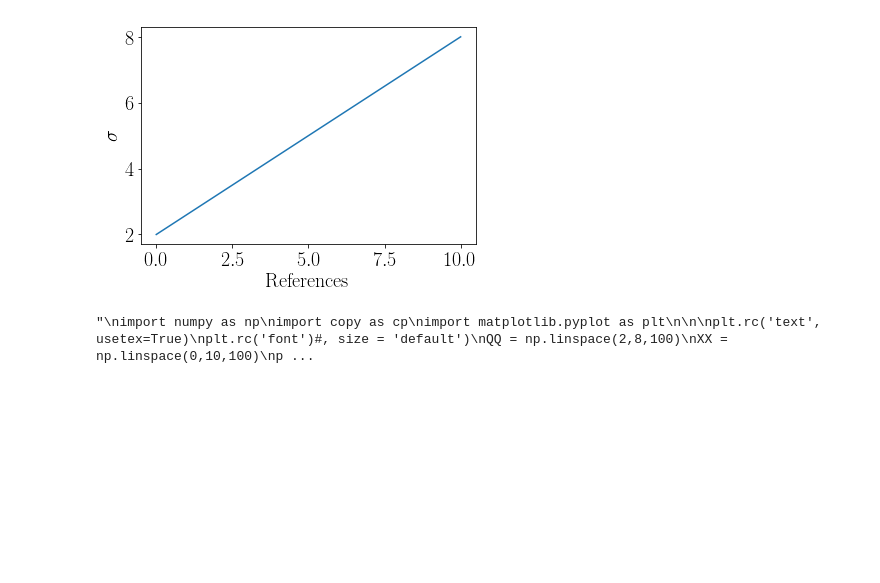
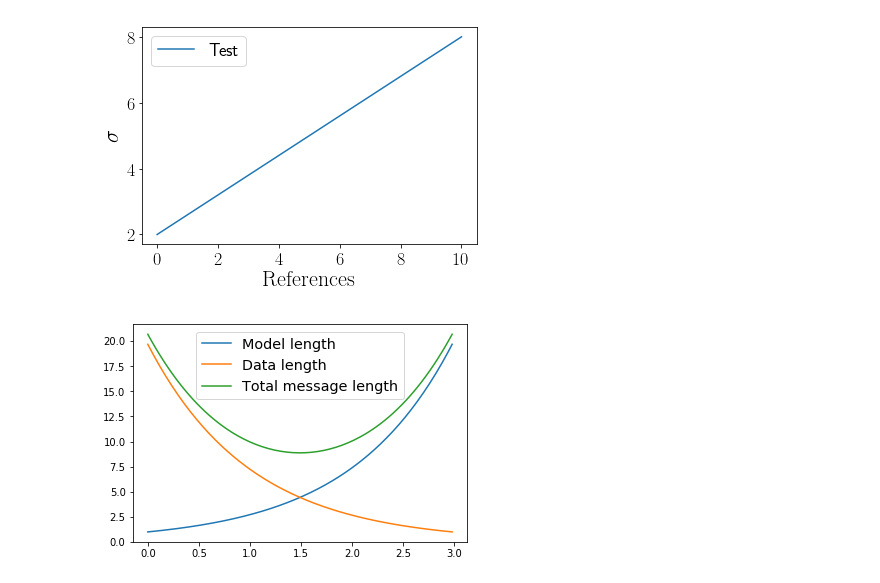
Before and after one commit to VHeusinkveld/Argon_Atom_Simulation-CP1, a Jupyter notebook: main_file.ipynb, the cells around one changed output. Cells and saved outputs as stored; diff of their text form; code cells hidden in the pictures; blank space fills up the shorter version.

```diff
--- a/main_file.ipynb
+++ b/main_file.ipynb
@@ -111,42 +100,45 @@ HTML(anim.to_html5_video())
 # %%
 import numpy as np
 import copy as cp
 import matplotlib.pyplot as plt
 
 
 plt.rc('text', usetex=True)
-plt.rc('font', size = 20)
+plt.rc('font', size = 18)
 QQ = np.linspace(2,8,100)
 XX = np.linspace(0,10,100)
 plt.plot(XX,QQ)
-plt.xlabel('$\mathrm{References}$')
-plt.ylabel('$\sigma$')
+plt.xlabel('$\mathrm{References}$',fontsize=22)
+plt.ylabel('$\sigma$',fontsize=22)
+plt.legend(['Test'])
 plt.show()
 # %% [output]
-[figure, old version]
+[figure, new version]
-# %%
-'''
-import numpy as np
-import copy as cp
-import matplotlib.pyplot as plt
-
-
-plt.rc('text', usetex=True)
-plt.rc('font')#, size = 'default')
-QQ = np.linspace(2,8,100)
-XX = np.linspace(0,10,100)
-plt.plot(XX,QQ)
-QQ2 = np.linspace(5,8,100)
-XX2 = np.linspace(0,10,100)
-plt.plot(XX2,QQ2)
-QQ3 = np.linspace(8,2,100)
-XX3 = np.linspace(0,10,100)
-plt.plot(XX3,QQ3
-plt.legend(['$\mathrm{Potential energy}$','$\mathrm{Kinetic energy}$','$\mathrm{Total energy}$']
-
-plt.xlabel('$\mathrm{References}$')
-plt.ylabel('$\sigma$')
-plt.show()
-'''
-# %% [output]
-"\nimport numpy as np\nimport copy as cp\nimport matplotlib.pyplot as plt\n\n\nplt.rc('text', usetex=True)\nplt.rc('font')#, size = 'default')\nQQ = np.linspace(2,8,100)\nXX = np.linspace(0,10,100)\np ...
+# %%
+#'''
+import numpy as np
+import copy as cp
+import matplotlib.pyplot as plt
+
+#plt.rc('font', family='sans-serif')
+#plt.rc('text', usetex=True)
+#plt.rc('font', size = 18)
+
+a = b = np.arange(0, 3, .02)
+c = np.exp(a)
+d = c[::-1]
+
+# Create plots with pre-defined labels.
+fig, ax = plt.subplots()
+ax.plot(a, c, label='Model length')
+ax.plot(a, d, label='Data length')
+ax.plot(a, c + d, label='Total message length')
+
+legend = ax.legend(fontsize='x-large')
+
+#plt.xlabel('$\mathrm{References}$')
+#plt.ylabel('$\sigma$')
+plt.show()
+#'''
+# %% [output]
+[figure, added]
```
Also changed, not shown: parts of 1 cell of this notebook, 44 other files.
